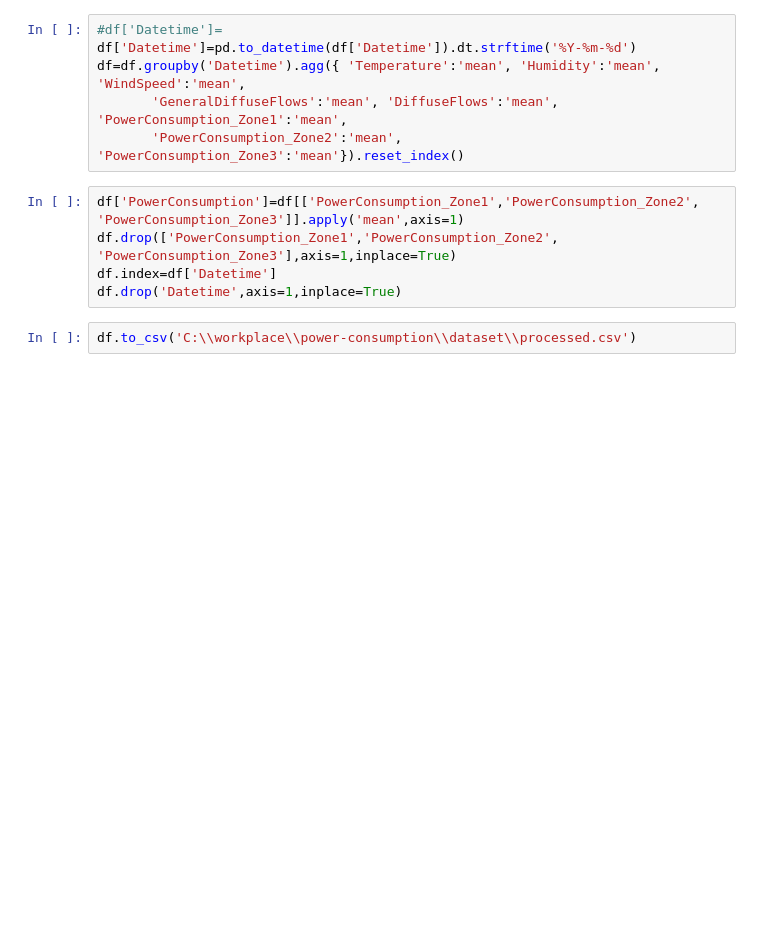
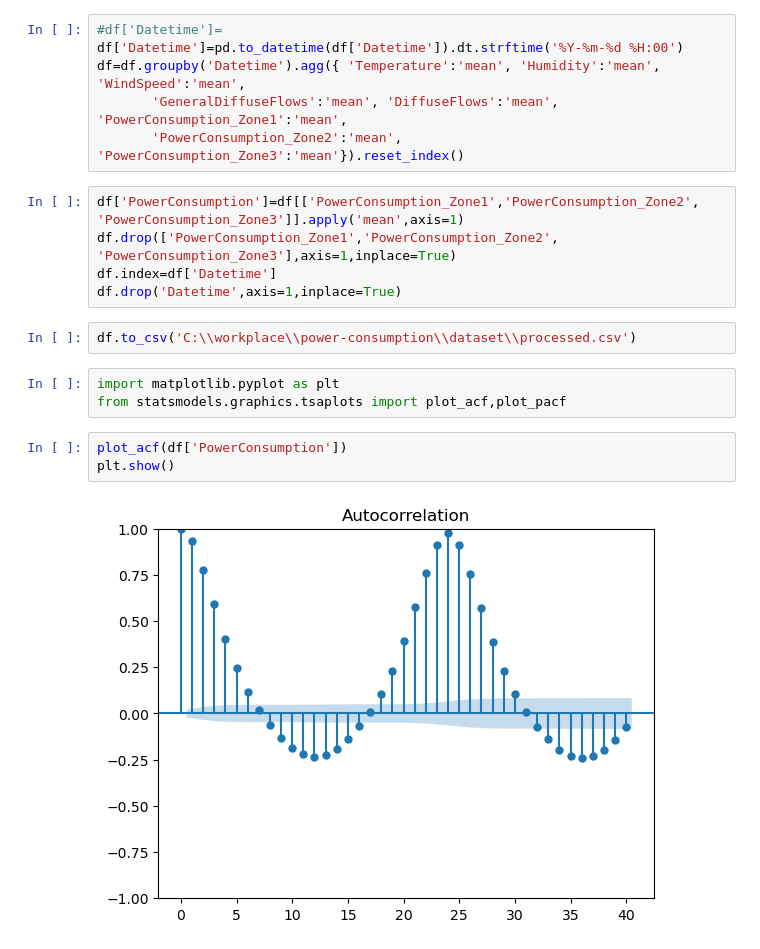
Before and after one commit to spirnia/power-consumption, a Jupyter notebook: notebooks/priliminary_ananlysis_and_based_model.ipynb, the cells around one changed output. Cells and saved outputs as stored; diff of their text form; blank space fills up the shorter version.

```diff
--- a/notebooks/priliminary_ananlysis_and_based_model.ipynb
+++ b/notebooks/priliminary_ananlysis_and_based_model.ipynb
@@ -14,7 +14,7 @@ df.head()
 | 4 | 1/1/2017 0:40 | 5.921 | 75.7 | 0.081 | 0.048 | 0.085 | 27335.69620 | ... |
 # %%
 #df['Datetime']=
-df['Datetime']=pd.to_datetime(df['Datetime']).dt.strftime('%Y-%m-%d')
+df['Datetime']=pd.to_datetime(df['Datetime']).dt.strftime('%Y-%m-%d %H:00')
 df=df.groupby('Datetime').agg({ 'Temperature':'mean', 'Humidity':'mean', 'WindSpeed':'mean',
        'GeneralDiffuseFlows':'mean', 'DiffuseFlows':'mean', 'PowerConsumption_Zone1':'mean',
        'PowerConsumption_Zone2':'mean', 'PowerConsumption_Zone3':'mean'}).reset_index()
@@ -25,3 +25,11 @@ df.index=df['Datetime']
 df.drop('Datetime',axis=1,inplace=True)
 # %%
 df.to_csv('C:\\workplace\\power-consumption\\dataset\\processed.csv')
+# %%
+import matplotlib.pyplot as plt
+from statsmodels.graphics.tsaplots import plot_acf,plot_pacf
+# %%
+plot_acf(df['PowerConsumption'])
+plt.show()
+# %% [output]
+[figure, added]
```
Also changed, not shown: parts of 6 cells of this notebook.
